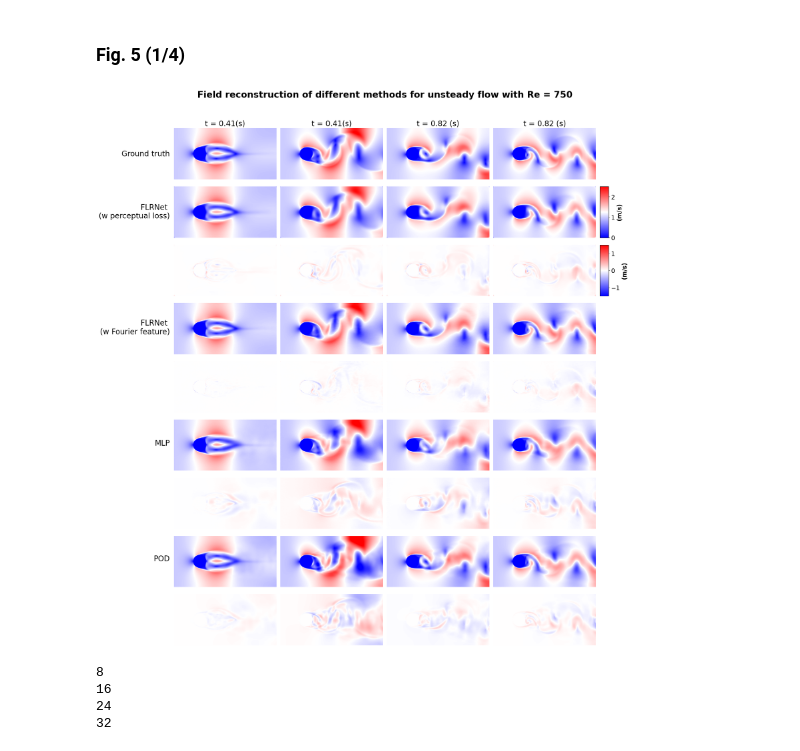
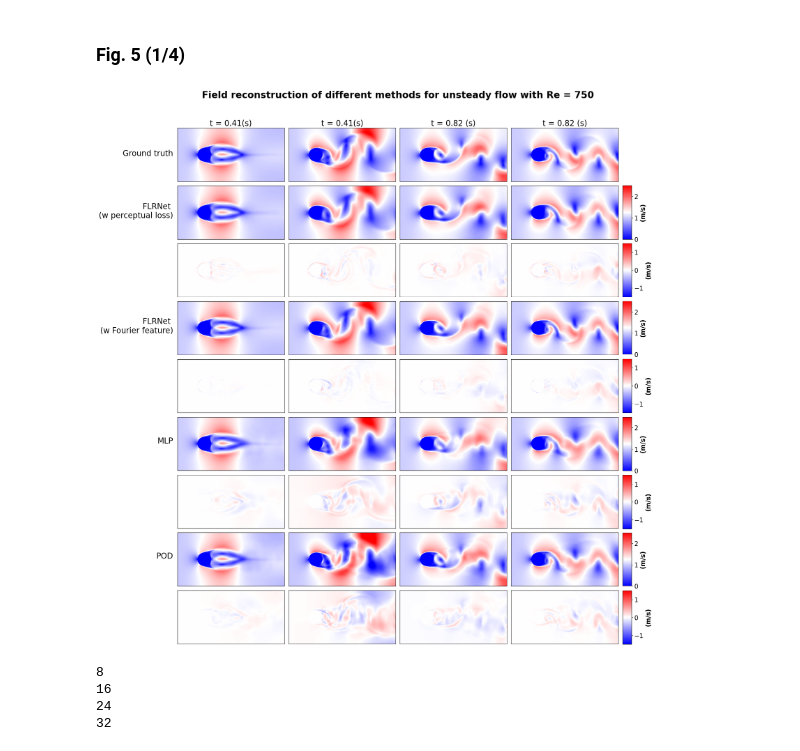
Before and after one commit to hphong1990/flrnet, a Jupyter notebook: validation_nb.ipynb, the cells around one changed output. Saved outputs shown, nothing was run; the diff lists cells and outputs as text; code cells hidden in the pictures.

```diff
--- a/validation_nb.ipynb
+++ b/validation_nb.ipynb
@@ -864,7 +868,7 @@ def field_plot(Re):
     mae_mlp = (gt_data-mlp)
     mae_pod = (gt_data-pod)
     case_id = 2
-    fig, ax = plt.subplots(9, 4, figsize=(16, 20.5))
+    fig, ax = plt.subplots(9, 4, figsize=(16, 19.5))
     title = "Field reconstruction of different methods for unsteady flow with Re = " + str(Re)
     fig.suptitle(title, fontsize=24, weight='bold',y=1.02)
     # First row: 1 image spanning all three columns
@@ -872,10 +876,10 @@ def field_plot(Re):
 
     # Three ground truth
     for col in range(4):
-        img1 = ax[0, col].imshow(gt_data[0, case_id, int(39/5*(col+1))+1, :, :], vmin=0, vmax=2.5, cmap='bwr')
+        ax[0, col].imshow(gt_data[0, case_id, int(39/5*(col+1))+1, :, :], vmin=0, vmax=2.5, cmap='bwr')
         ax[0, col].set_title(time_step[int(col/2)],fontsize=20)
-        ax[0, col].axis("off")
-
+        ax[0, col].set_xticks([])
+        ax[0, col].set_yticks([])
     # #Hide the other two axes in the first row
     # ax[0, 1].axis("off")
     # ax[0, 3].axis("off")
@@ -894,13 +898,15 @@ def field_plot(Re):
     # FLRNet
     for col in range(4):
         # print(int(39/4*(col/2+1)+1))
-        ax[1, col].imshow(flr_net[0, case_id, int(39/5*(col+1))+1, :, :], vmin=0, vmax=2.5, cmap='bwr')
+        img1 = ax[1, col].imshow(flr_net[0, case_id, int(39/5*(col+1))+1, :, :], vmin=0, vmax=2.5, cmap='bwr')
         # ax[1, col].set_title(sensor_title[col],fontsize=18)
-        ax[1, col].axis("off")
+        ax[1, col].set_xticks([])
+        ax[1, col].set_yticks([])
+
 
     # Add a colorbar for the first row
     # img1 = ax[0,5]
-    cbar_ax = fig.add_axes([1, 0.753, 0.02, 0.093])  # [left, bottom, width, height]
+    cbar_ax = fig.add_axes([1, 0.7485, 0.02, 0.0985])  # [left, bottom, width, height]
     cbar = fig.colorbar(img1, cax=cbar_ax)
     cbar.set_label(label= '(m/s)', weight="bold", fontsize=16)
     cbar.ax.tick_params(labelsize=16)
@@ -909,53 +915,91 @@ def field_plot(Re):
     for col in range(4):
         img2 = ax[2, col].imshow(mae_vae[0, case_id, int(39/5*(col+1))+1, :, :], vmin=-1.5, vmax=1.5, cmap='bwr')
         # ax[1, col].set_title(sensor_title[col],fontsize=18)
-        ax[2, col].axis("off")
+        ax[2, col].set_xticks([])
+        ax[2, col].set_yticks([])
 
-    cbar_ax_2 = fig.add_axes([1, 0.647, 0.02, 0.093])  # [left, bottom, width, height]
+    cbar_ax_2 = fig.add_axes([1, 0.6435, 0.02, 0.098])  # [left, bottom, width, height]
     cbar = fig.colorbar(img2, cax=cbar_ax_2)
     cbar.set_label(label= '(m/s)', weight="bold", fontsize=16)
     cbar.ax.tick_params(labelsize=16)
 
     # FLRNet
     for col in range(4):
-        ax[3, col].imshow(flr_net_fourier[0, case_id, int(39/5*(col+1))+1 , :, :], vmin=0, vmax=2.5, cmap='bwr')
-        ax[3, col].axis("off")
+        img3 = ax[3, col].imshow(flr_net_fourier[0, case_id, int(39/5*(col+1))+1 , :, :], vmin=0, vmax=2.5, cmap='bwr')
+        ax[3, col].set_xticks([])
+        ax[3, col].set_yticks([])
+
+    # Add a colorbar for the first row
+    # img1 = ax[0,5]
+    cbar_ax = fig.add_axes([1, 0.5385, 0.02, 0.097])  # [left, bottom, width, height]
+    cbar = fig.colorbar(img3, cax=cbar_ax)
+    cbar.set_label(label= '(m/s)', weight="bold", fontsize=16)
+    cbar.ax.tick_params(labelsize=16)
 
     for col in range(4):
-        ax[4, col].imshow(mae_fou[0, case_id, int(39/5*(col+1))+1, :, :], vmin=-1.5, vmax=1.5, cmap='bwr')
+        img4 = ax[4, col].imshow(mae_fou[0, case_id, int(39/5*(col+1))+1, :, :], vmin=-1.5, vmax=1.5, cmap='bwr')
         # ax[1, col].set_title(sensor_title[col],fontsize=18)
-        ax[4, col].axis("off")
+        ax[4, col].set_xticks([])
+        ax[4, col].set_yticks([])
 
+    cbar_ax_2 = fig.add_axes([1, 0.432, 0.02, 0.098])  # [left, bottom, width, height]
+    cbar = fig.colorbar(img4, cax=cbar_ax_2)
+    cbar.set_label(label= '(m/s)', weight="bold", fontsize=16)
+    cbar.ax.tick_params(labelsize=16)
     # FLRNet
     for col in range(4):
-        ax[5, col].imshow(mlp[0, case_id, int(39/5*(col+1))+1, :, :], vmin=0, vmax=2.5, cmap='bwr')
-        ax[5, col].axis("off")
+        img5 = ax[5, col].imshow(mlp[0, case_id, int(39/5*(col+1))+1, :, :], vmin=0, vmax=2.5, cmap='bwr')
+        ax[5, col].set_xticks([])
+        ax[5, col].set_yticks([])
+    # Add a colorbar for the first row
+    # img1 = ax[0,5]
+    cbar_ax = fig.add_axes([1, 0.326, 0.02, 0.098])  # [left, bottom, width, height]
+    cbar = fig.colorbar(img5, cax=cbar_ax)
+    cbar.set_label(label= '(m/s)', weight="bold", fontsize=16)
+    cbar.ax.tick_params(labelsize=16)
 
     for col in range(4):
-        ax[6, col].imshow(mae_mlp[0, case_id, int(39/5*(col+1))+1, :, :], vmin=-1.5, vmax=1.5, cmap='bwr')
+        img6= ax[6, col].imshow(mae_mlp[0, case_id, int(39/5*(col+1))+1, :, :], vmin=-1.5, vmax=1.5, cmap='bwr')
         # ax[1, col].set_title(sensor_title[col],fontsize=18)
-        ax[6, col].axis("off")
+        ax[6, col].set_xticks([])
+        ax[6, col].set_yticks([])
 
+    cbar_ax_2 = fig.add_axes([1, 0.220, 0.02, 0.098])  # [left, bottom, width, height]
+    cbar = fig.colorbar(img6, cax=cbar_ax_2)
+    cbar.set_label(label= '(m/s)', weight="bold", fontsize=16)
+    cbar.ax.tick_params(labelsize=16)
     # FLRNet
     for col in range(4):
-        ax[7, col].imshow(pod[0, case_id, int(39/5*(col+1))+1, :, :], vmin=0, vmax=2.5, cmap='bwr')
-        ax[7, col].axis("off")
+        img7 = ax[7, col].imshow(pod[0, case_id, int(39/5*(col+1))+1, :, :], vmin=0, vmax=2.5, cmap='bwr')
+        ax[7, col].set_xticks([])
+        ax[7, col].set_yticks([])
+    # Add a colorbar for the first row
+    # img1 = ax[0,5]
+    cbar_ax = fig.add_axes([1, 0.1155, 0.02, 0.097])  # [left, bottom, width, height]
+    cbar = fig.colorbar(img7, cax=cbar_ax)
+    cbar.set_label(label= '(m/s)', weight="bold", fontsize=16)
+    cbar.ax.tick_params(labelsize=16)
 
     for col in range(4):
-        ax[8, col].imshow(mae_pod[0, case_id, int(39/5*(col+1))+1, :, :], vmin=-1.5, vmax=1.5, cmap='bwr')
+        img8 = ax[8, col].imshow(mae_pod[0, case_id, int(39/5*(col+1))+1, :, :], vmin=-1.5, vmax=1.5, cmap='bwr')
         # ax[1, col].set_title(sensor_title[col],fontsize=18)
-        ax[8, col].axis("off")
+        ax[8, col].set_xticks([])
+        ax[8, col].set_yticks([])
 
+    cbar_ax_2 = fig.add_axes([1, 0.009, 0.02, 0.098])  # [left, bottom, width, height]
+    cbar = fig.colorbar(img8, cax=cbar_ax_2)
+    cbar.set_label(label= '(m/s)', weight="bold", fontsize=16)
+    cbar.ax.tick_params(labelsize=16)
     plt.tight_layout()
     file_name = 'field_plot.pdf'
 
     plt.savefig(file_name, bbox_inches='tight',  format="pdf")
 
     plt.show()
 
 field_plot(Re = 750)
 # %% [output]
-[figure, old version]
+[figure, new version]
 # %%
 for col in range(4):
     print(int(39/5*(col+1)+1))
```
Also changed, not shown: parts of 2 cells of this notebook, 2 other files.
